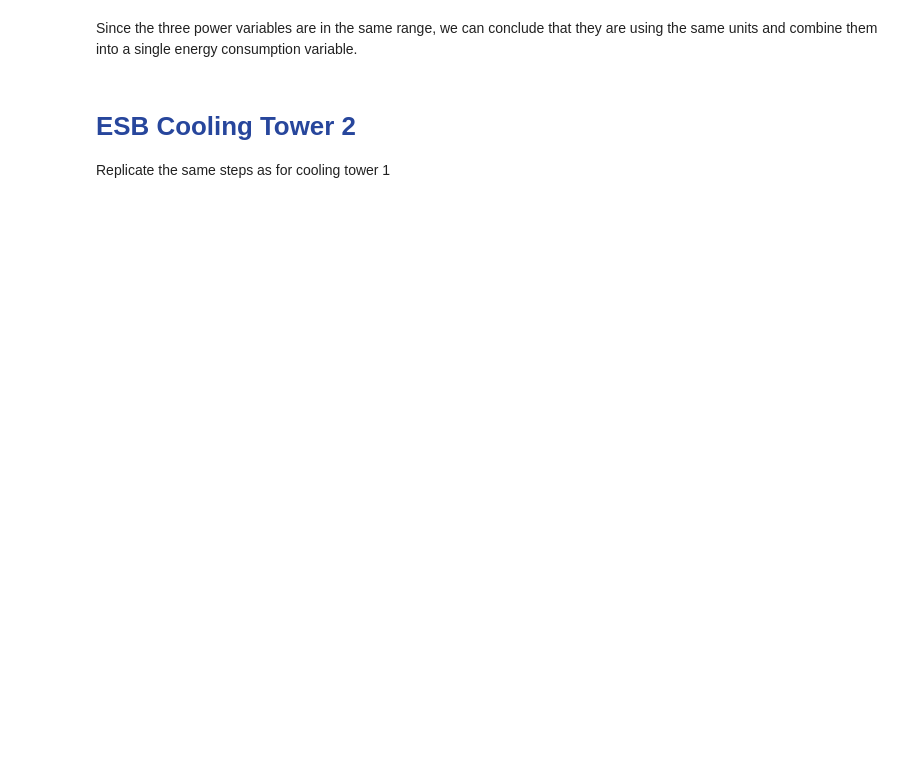
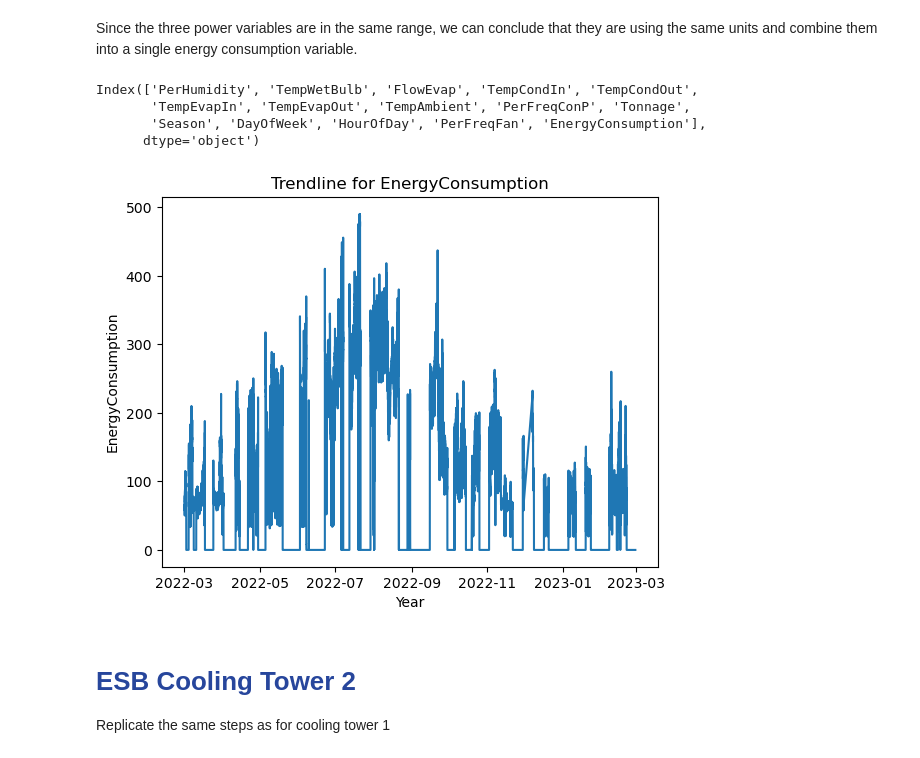
Before and after one commit to MACS-Research-Lab/Transfer-Learning-for-BES-Energy-Forecasting, a Jupyter notebook: preprocessing/esb_preprocessing.ipynb, the cells around one changed output. Drawn from its saved outputs; the diff is of its cells as text; code cells hidden in the pictures; blank space fills up the shorter version.

Commit message:
working energy predictions logic

```diff
--- a/preprocessing/esb_preprocessing.ipynb
+++ b/preprocessing/esb_preprocessing.ipynb
@@ -54,11 +65,0 @@ print(f"After missing data removal, we are left with us with {df.shape[0]} rows
-# %%
-print(f"Cell_1aFan vfdPercent != Cell_1bFan vfdPercent in {df[~(df['Cell_1aFan vfdPercent'] == df['Cell_1bFan vfdPercent'])].shape[0]} cases.")
-
-# since the vfdPercent columns have identical values, replace them with a single column
-df["ESB_Tower_1 vfdPercent"] = df["Cell_1aFan vfdPercent"]
-
-# using fan status as an indicator of the cooling tower being on or off
-df["ESB_Tower_1 fanStatus"] = df["Cell_1bFan fanStatus"] | df["Cell_1aFan fanStatus"]
-
-df = df.drop(["Cell_1aFan vfdPercent", "Cell_1bFan vfdPercent", "Cell_1aFan fanStatus", "Cell_1bFan fanStatus", "Cell_1aFan fanOnOff", "Cell_1bFan fanOnOff"], axis=1)
-df.rename(columns={"Cell_1aFan vfdPower" : "ESB_Tower_1 fanA_vfdPower", "Cell_1bFan vfdPower" : "ESB_Tower_1 fanB_vfdPower"}, inplace=True)
@@ -77,11 +76,12 @@ print('The following fields did not match and were not converted to SI units:',
 # %% [markdown]
 <h3 style="color:#27469c">Add efficiency and season columns + additional features</h3>
-# %%
-preprocessor.create_efficiency_col(datadf=df, enteringWaterTemp="ESB_Tower_1 enteringWaterTemp", leavingWaterTemp='ESB_Tower_1 leavingWaterTemp', outdoorAirWetBulb='ESB_Tower_1 outdoorAirWetBulb', efficiency_col_name='ESB_Tower_1 efficiency')
-
-preprocessor.create_season_col(datadf=df, season_col_name="ESB_Tower_1 season")
-
-df["ESB_Tower_1 dayOfWeek"] = df.index.weekday
-
-df['ESB_Tower_1 hourOfDay'] = df.index.hour
+# %%
+preprocessor.create_season_col(datadf=df, season_col_name="Season")
+df["DayOfWeek"] = df.index.weekday
+df['HourOfDay'] = df.index.hour
+
+
+# columns modified/dropped to align with kissam
+df["PerFreqFan"] = df["PerFreqFanA"]/2.0 + df["PerFreqFanB"]/2.0
+df.drop(columns=['PerFreqFanA', 'PerFreqFanB', 'PressDiffCond', 'PressDiffEvap', 'RunChi', 'RunFanB', 'RunFanA', 'PerFreqChiP', 'RunConP'], inplace=True)
 # %% [markdown]
@@ -100,5 +89,5 @@ plt.show()
 # %% [markdown]
 Since the three power variables are in the same range, we can conclude that they are using the same units and combine them into a single energy consumption variable.
 # %%
-df['ESB_Tower_1 energykWh'] = df["ESB_Tower_1 PowFanA"] + df["ESB_Tower_1 PowFanB"]
-df.drop(columns=["ESB_Tower_1 PowFanA", "ESB_Tower_1 PowFanB"], inplace=True)
+df['EnergyConsumption'] = df["PowFanA"] + df["PowFanB"] + df["PowConP"] + df["PowChi"] + df["PowChiP"]
+df.drop(columns=["PowFanA", "PowFanB", "PowConP", "PowChi", "PowChiP"], inplace=True)
@@ -107,11 +94,20 @@ df.drop(columns=["ESB_Tower_1 PowFanA", "ESB_Tower_1 PowFanB"], inplace=True)
+# %%
+df.columns
+# %% [output]
+Index(['PerHumidity', 'TempWetBulb', 'FlowEvap', 'TempCondIn', 'TempCondOut',
+       'TempEvapIn', 'TempEvapOut', 'TempAmbient', 'PerFreqConP', 'Tonnage',
+       'Season', 'DayOfWeek', 'HourOfDay', 'PerFreqFan', 'EnergyConsumption'],
+      dtype='object')
 # %%
-column = "ESB_Tower_1 energykWh"
+column = "EnergyConsumption"
 plt.figure()  # Create a new figure
 plt.plot(df.index, df[column])
 plt.title(f'Trendline for {column}')
 plt.xlabel('Year')
 plt.ylabel(column)
 
 plt.show()
+# %% [output]
+[figure, added]
 # %%
 # save preprocessed tower 1 data
```
Also changed, not shown: parts of 20 cells of this notebook, 22 other files.
